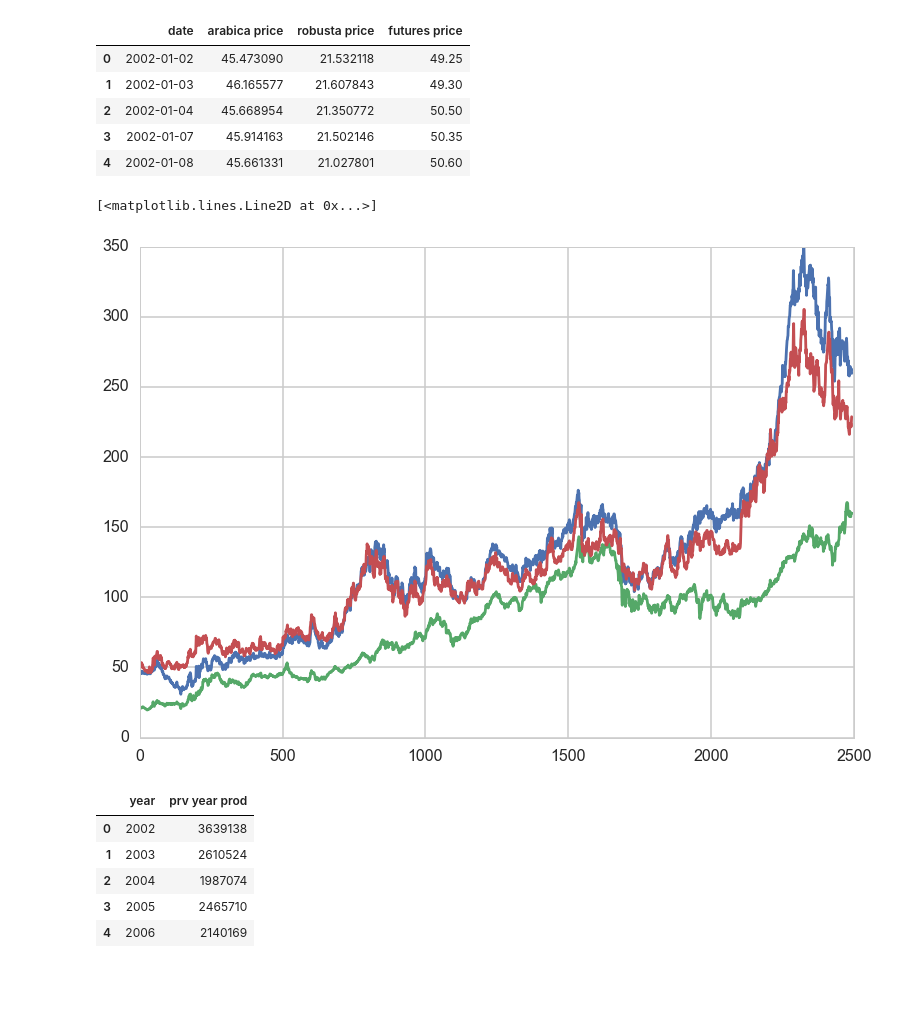
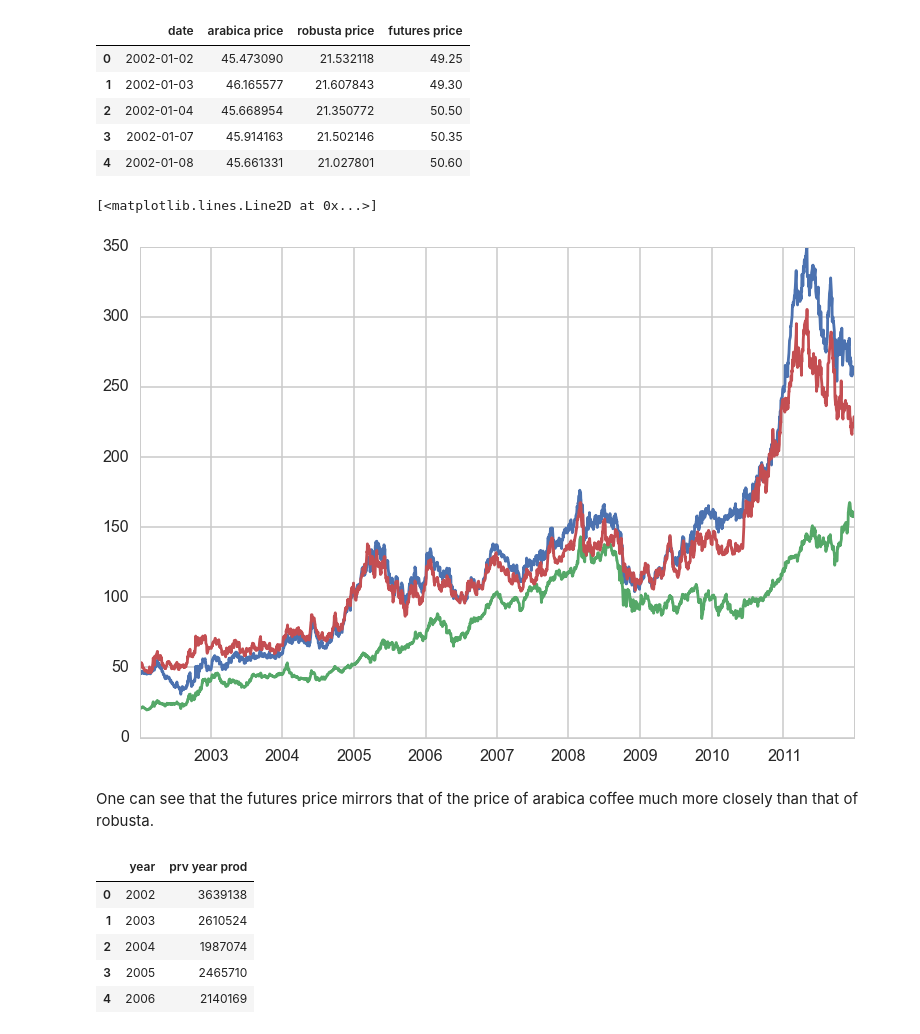
Before and after one commit to janezchen/coffee, a Jupyter notebook: coffee_weather.ipynb, the cells around one changed output. Drawn from its saved outputs; the diff is of its cells as text; code cells hidden in the pictures; blank space fills up the shorter version.

```diff
--- a/coffee_weather.ipynb
+++ b/coffee_weather.ipynb
@@ -49,6 +49,7 @@ for d in df["date"]:
     futures.append(price)
 
 df["futures price"] = futures
+df["date"] = pd.to_datetime(df['date'])
 # %%
 df.head()
 # %% [output]
@@ -59,12 +60,14 @@ df.head()
 | 3 | 2002-01-07 | 45.914163 | 21.502146 | 50.35 |
 | 4 | 2002-01-08 | 45.661331 | 21.027801 | 50.60 |
 # %%
-plt.plot(df.index, df["arabica price"])
-plt.plot(df.index, df["robusta price"])
-plt.plot(df.index, df["futures price"])
+plt.plot(df.date, df["arabica price"])
+plt.plot(df.date, df["robusta price"])
+plt.plot(df.date, df["futures price"])
 # %% [output]
 [<matplotlib.lines.Line2D at 0x...>]
-[figure, old version]
+[figure, new version]
+# %% [markdown]
+One can see that the futures price mirrors that of the price of arabica coffee much more closely than that of robusta.
 # %%
 #annual Brazil production info
 page_prod = requests.get("https://www.quandl.com/api/v3/datasets/BCB/1262.json", params={"start_date": "2001-12-31", "end_date": "2010-12-31", "order": "asc"})
```
Also changed, not shown: parts of 6 cells of this notebook, 1 other file.
